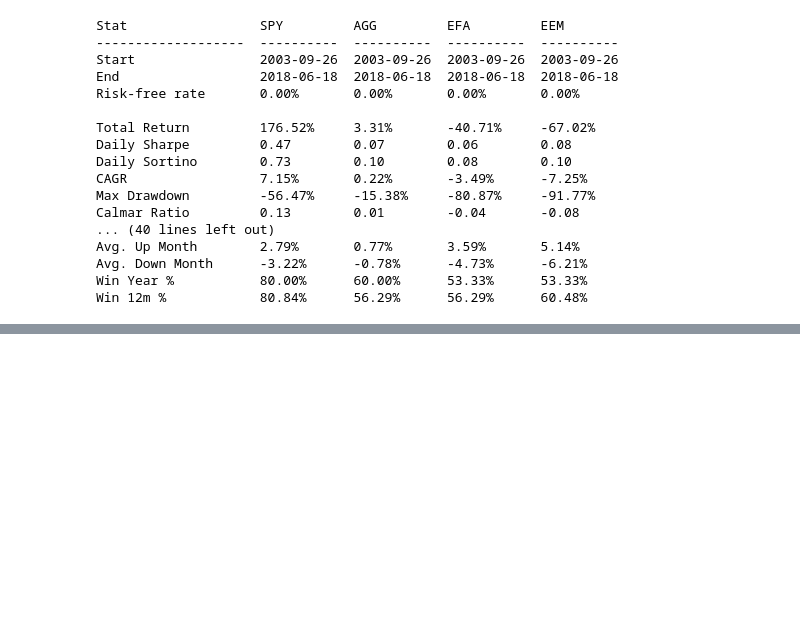
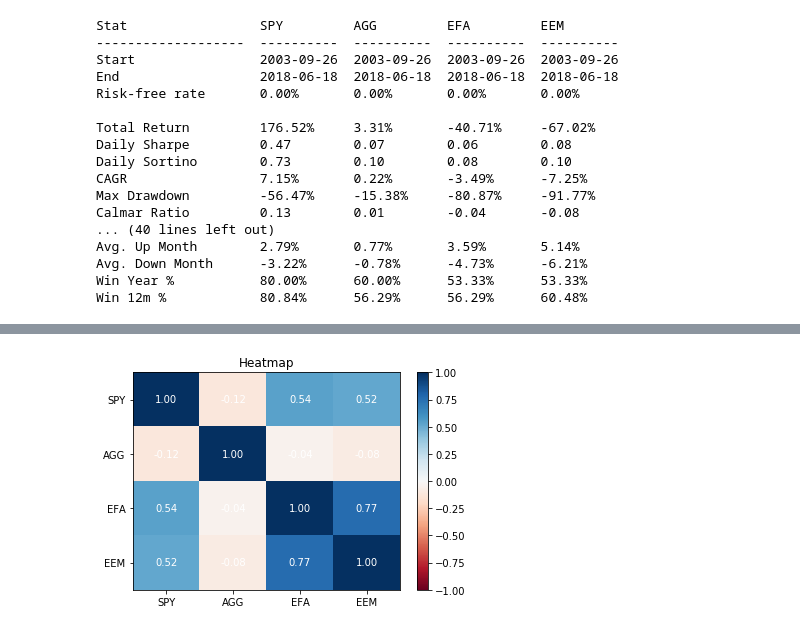
Before and after one commit to xexx12345/MISC, a Jupyter notebook: VAA.ipynb, the cells around one changed output, grey strips where cells are left out. Drawn from its saved outputs; the diff is of its cells as text; code cells hidden in the pictures; blank space fills up the shorter version.

```diff
--- a/VAA.ipynb
+++ b/VAA.ipynb
@@ -152,0 +205,3 @@ Win 12m %            80.84%      56.29%      56.29%      60.48%
+# %%
+returns.plot_corr_heatmap()
+# %% [output]
@@ -152,0 +209 @@ Win 12m %            80.84%      56.29%      56.29%      60.48%
+[figure, added]
```
Also changed, not shown: parts of 6 cells of this notebook.
